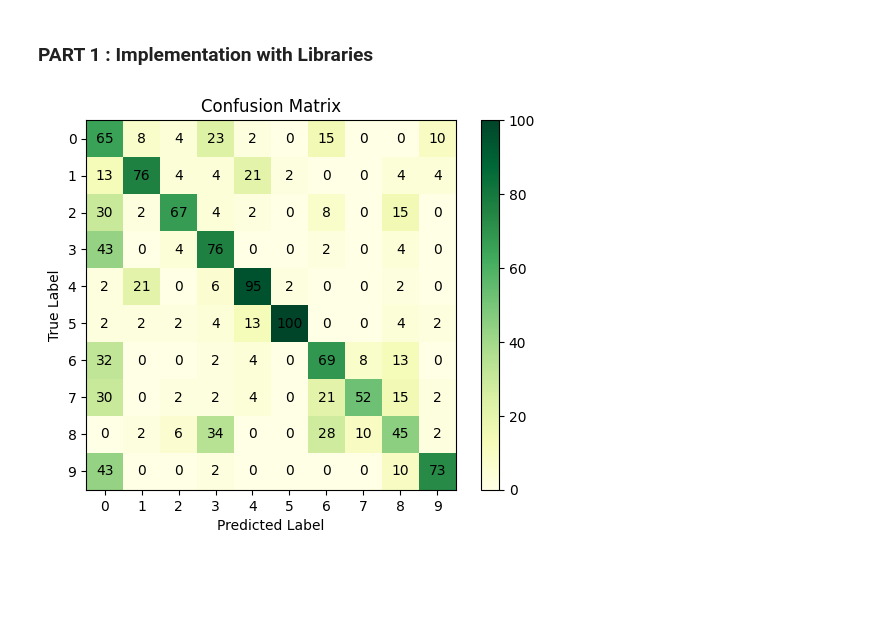
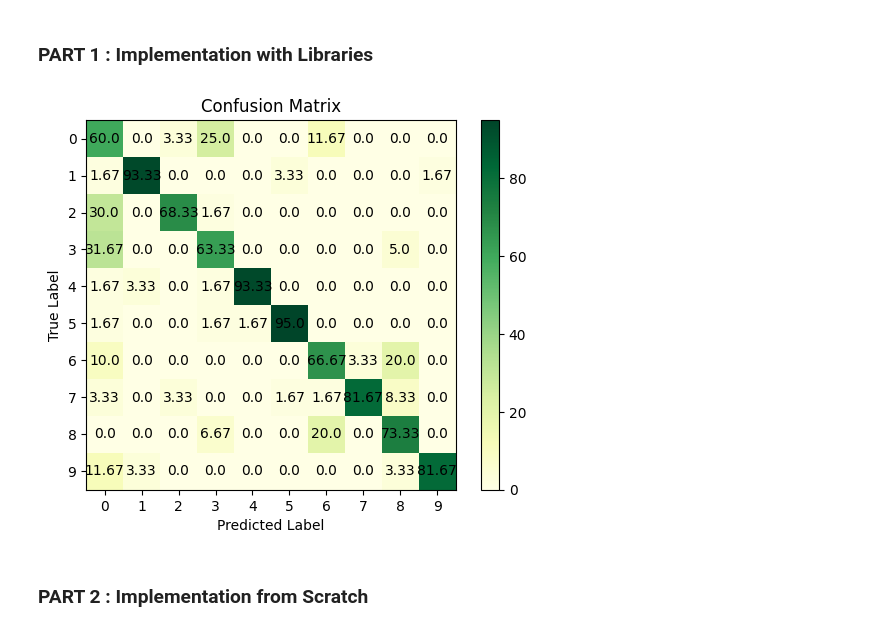
Before and after one commit to AryanBastani/AI-Course-Projects, a Jupyter notebook: Hidden Markov Models/AI_CA2.ipynb, the cells around one changed output. Drawn from its saved outputs; the diff is of its cells as text; code cells hidden in the pictures; blank space fills up the shorter version.

Commit message:
Implement Part2(Implementing from scratch)

```diff
--- a/Hidden Markov Models/AI_CA2.ipynb
+++ b/Hidden Markov Models/AI_CA2.ipynb
@@ -317,16 +309,42 @@ def plot_conf_matrix(confMatrix, numbers):
+# %%
+
+def generateConfMatrix(yTestData, predicts, numbers):
+    confMatrix = [[0] * len(numbers) for _ in range(len(numbers))]
+    for true_label, pred_label in zip(yTestData, predicts):
+        confMatrix[true_label][pred_label] += 1
+
+    ySum = [0 for i in range(len(numbers))]
+    for i in range(len(numbers)):
+        for y in yTestData:
+            if(y == i):
+                ySum[i] += 1
+
+    for i in range(len(numbers)):
+        for j in range(len(numbers)):
+            percentage = (confMatrix[i][j] / ySum[i]) * 100 if ySum[i] != 0 else 0
+            confMatrix[i][j] = round(percentage, 2)
+
+    return(confMatrix)
+# %%
+def plot_conf_matrix(confMatrix, numbers):
+    plt.imshow(confMatrix, interpolation='nearest', cmap=plt.cm.YlGn)
+    plt.title('Confusion Matrix')
+    plt.colorbar()
+    plt.xticks(np.arange(len(numbers)), numbers)
+    plt.yticks(np.arange(len(numbers)), numbers)
+    for i in range(len(numbers)):
+        for j in range(len(numbers)):
+            plt.text(j, i, str(confMatrix[i][j]), ha='center', va='center', color='black')
+    plt.xlabel('Predicted Label')
+    plt.ylabel('True Label')
+    plt.show()
 # %%
 xTestData, yTestData, dsTrain = generateData(allMfccCoefs, allNums, numbers)
 models = generateModels(numbers, dsTrain)
 predictions = generatePredicts(xTestData, models)
-confMatrix = sk_metrics.confusion_matrix(yTestData, np.array(predictions))
-max = 0
-for i in range(len(numbers)):
-    for j in range(len(numbers)):
-            if(confMatrix[i][j] > max):
-                max = confMatrix[i][j]
-for i in range(len(numbers)):
-    for j in range(len(numbers)):
-        confMatrix[i][j] = int((confMatrix[i][j] * 100) / max)
+confMatrix = generateConfMatrix(yTestData, predictions, numbers)
 plot_conf_matrix(confMatrix, numbers)
 # %% [output]
-[figure, old version]
+[figure, new version]
+# %% [markdown]
+### PART 2 : Implementation from Scratch
```
Also changed, not shown: parts of 7 cells of this notebook.
